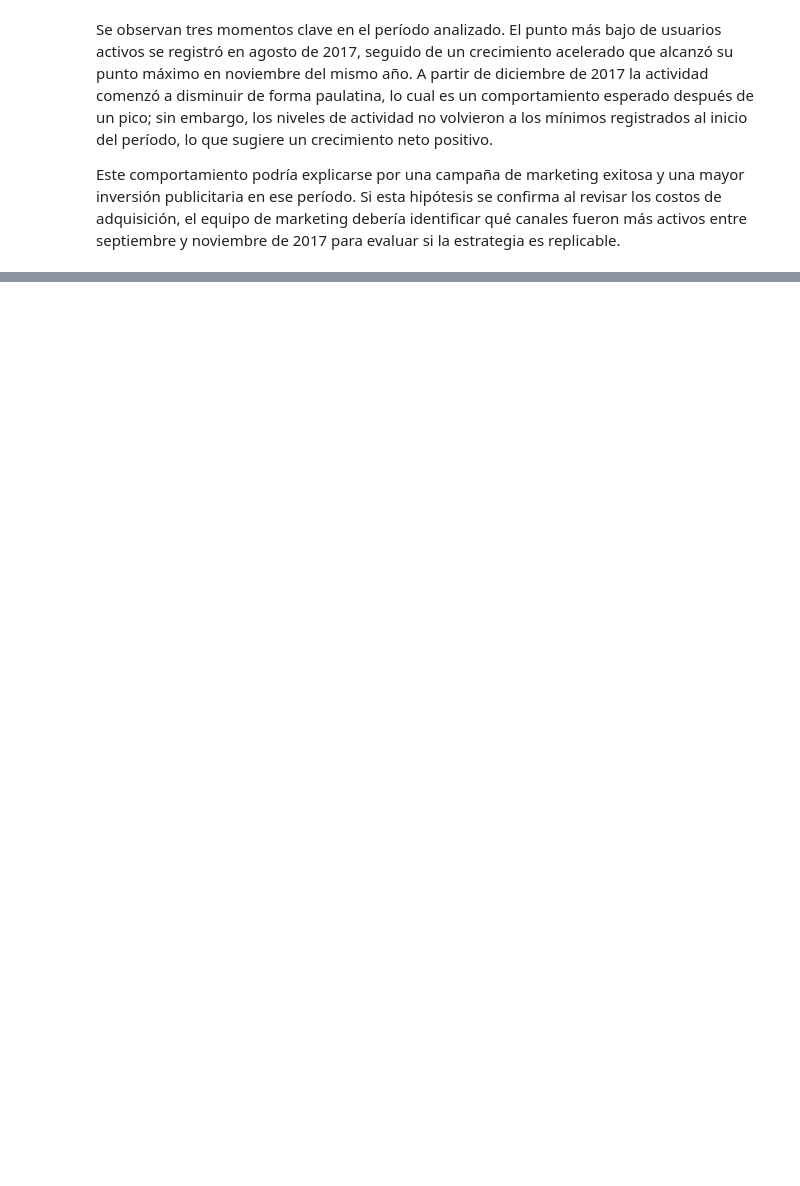
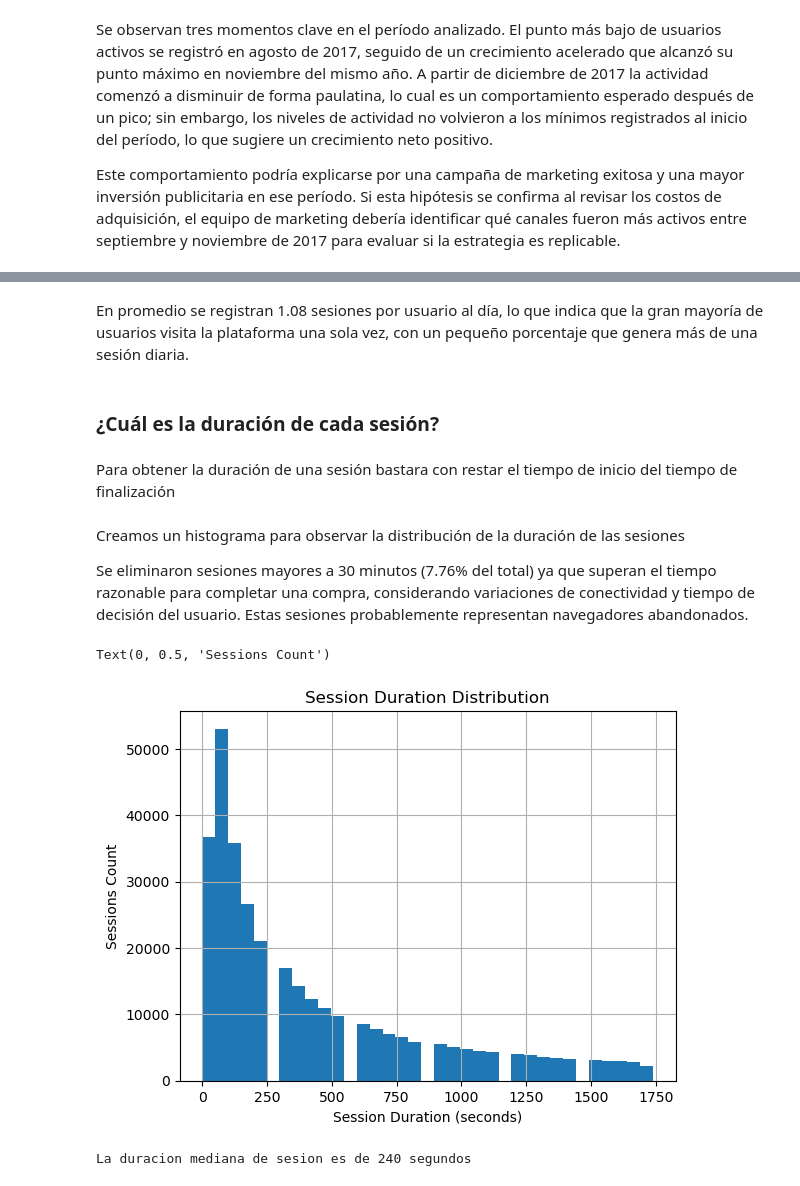
Before and after one commit to sgcuervo/showz-marketing-analysis, a Jupyter notebook: showz_marketing_analysis.ipynb, the cells around one changed output, grey strips where cells are left out. Drawn from its saved outputs; the diff is of its cells as text; code cells hidden in the pictures; blank space fills up the shorter version.

Commit message:
Analisis visitas

```diff
--- a/showz_marketing_analysis.ipynb
+++ b/showz_marketing_analysis.ipynb
@@ -217,17 +213,7 @@ datetime64[ns]
 # %% [markdown]
 Cambiamos el formato de los nombres de las columnas
 # %%
-new_col_names = []
-
-for old_name in visits.columns:
-    name_stripped = old_name.strip()
-    name_lowered = name_stripped.lower()
-    name_no_spaces = name_lowered.replace(" ", "_")
-    new_col_names.append(name_no_spaces)
-
-visits.columns = new_col_names
-
-visits.columns
+snake_case(visits)
 # %% [output]
 Index(['device', 'end_ts', 'source_id', 'start_ts', 'uid'], dtype='object')
 # %% [markdown]
@@ -302,0 +316,27 @@ Este comportamiento podría explicarse por una campaña de marketing exitosa y u
+# %% [markdown]
+En promedio se registran 1.08 sesiones por usuario al día, lo que indica que la gran mayoría de usuarios visita la plataforma una sola vez, con un pequeño porcentaje que genera más de una sesión diaria.
+# %% [markdown]
+### ¿Cuál es la duración de cada sesión?
+# %% [markdown]
+Para obtener la duración de una sesión bastara con restar el tiempo de inicio del tiempo de finalización
+# %%
+visits["session_duration_sec"] = (visits["end_ts"] - visits["start_ts"]).dt.seconds
+# %% [markdown]
+Creamos un histograma para observar la distribución de la duración de las sesiones
+
+Se eliminaron sesiones mayores a 30 minutos (7.76% del total) ya que superan el tiempo razonable para completar una compra, considerando variaciones de conectividad y tiempo de decisión del usuario. Estas sesiones probablemente representan navegadores abandonados.
+# %%
+filtered_duration = visits[visits["session_duration_sec"] < 1800]
+
+filtered_duration["session_duration_sec"].hist(bins=35)
+
+plt.title("Session Duration Distribution")
+plt.xlabel("Session Duration (seconds)")
+plt.ylabel("Sessions Count")
+# %% [output]
+Text(0, 0.5, 'Sessions Count')
+[figure, added]
+# %%
+print(f"La duracion mediana de sesion es de {int(filtered_duration["session_duration_sec"].median())} segundos")
+# %% [output]
+La duracion mediana de sesion es de 240 segundos
```
Also changed, not shown: parts of 18 cells of this notebook.
